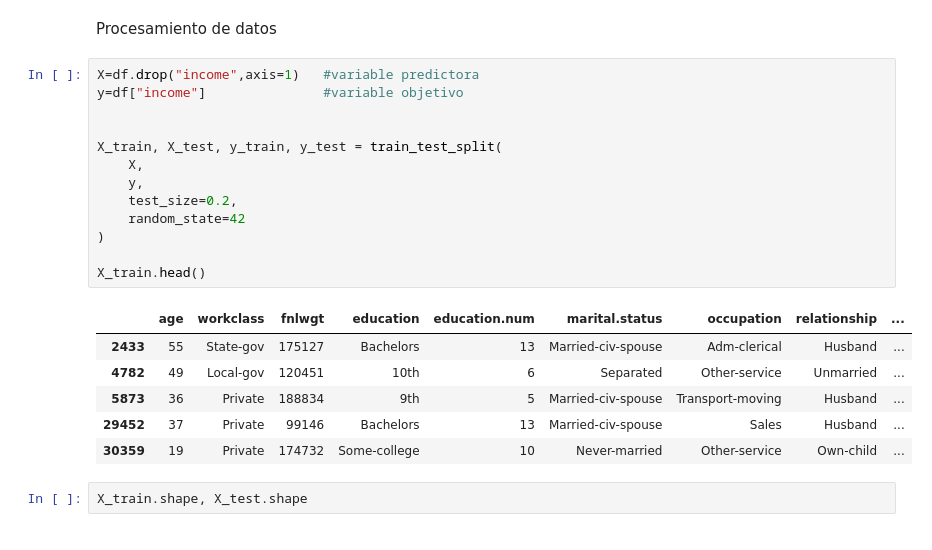
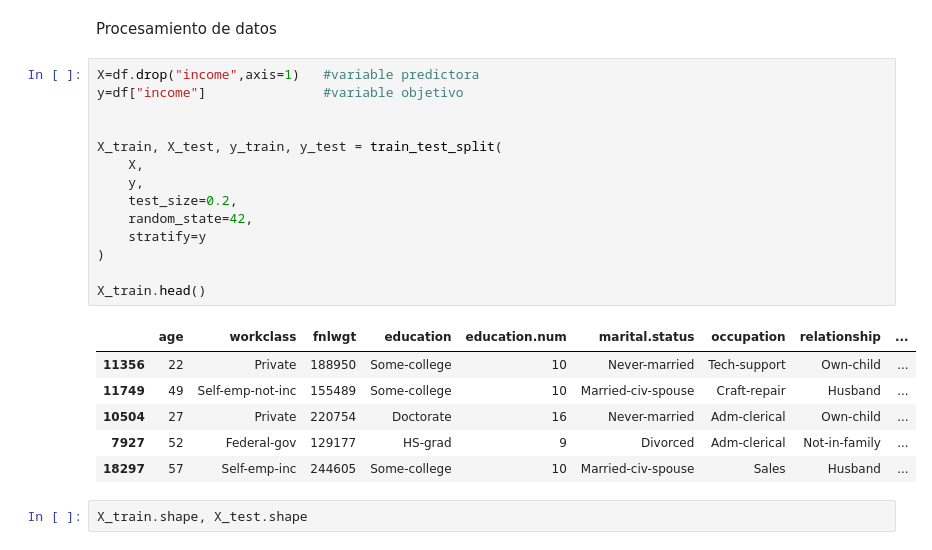
Before and after one commit to 4GeeksAcademy/machine-learning-python-sistema_recomendacion_melissahm, a Jupyter notebook: src/explore.ipynb, the cells around one changed output. Saved outputs shown, nothing was run; the diff lists cells and outputs as text.

```diff
--- a/src/explore.ipynb
+++ b/src/explore.ipynb
@@ -233,23 +234,24 @@ Procesamiento de datos
 # %%
 X=df.drop("income",axis=1)   #variable predictora
 y=df["income"]               #variable objetivo
 
 
 X_train, X_test, y_train, y_test = train_test_split(
     X,
     y,
     test_size=0.2,
-    random_state=42
+    random_state=42,
+    stratify=y
 )
 
 X_train.head()
 # %% [output]
 |  | age | workclass | fnlwgt | education | education.num | marital.status | occupation | relationship | ... |
-| 2433 | 55 | State-gov | 175127 | Bachelors | 13 | Married-civ-spouse | Adm-clerical | Husband | ... |
-| 4782 | 49 | Local-gov | 120451 | 10th | 6 | Separated | Other-service | Unmarried | ... |
-| 5873 | 36 | Private | 188834 | 9th | 5 | Married-civ-spouse | Transport-moving | Husband | ... |
-| 29452 | 37 | Private | 99146 | Bachelors | 13 | Married-civ-spouse | Sales | Husband | ... |
-| 30359 | 19 | Private | 174732 | Some-college | 10 | Never-married | Other-service | Own-child | ... |
+| 11356 | 22 | Private | 188950 | Some-college | 10 | Never-married | Tech-support | Own-child | ... |
+| 11749 | 49 | Self-emp-not-inc | 155489 | Some-college | 10 | Married-civ-spouse | Craft-repair | Husband | ... |
+| 10504 | 27 | Private | 220754 | Doctorate | 16 | Never-married | Adm-clerical | Own-child | ... |
+| 7927 | 52 | Federal-gov | 129177 | HS-grad | 9 | Divorced | Adm-clerical | Not-in-family | ... |
+| 18297 | 57 | Self-emp-inc | 244605 | Some-college | 10 | Married-civ-spouse | Sales | Husband | ... |
 # %%
 X_train.shape, X_test.shape
 # %% [output]
```
Also changed, not shown: parts of 27 cells of this notebook, 4 other files.
